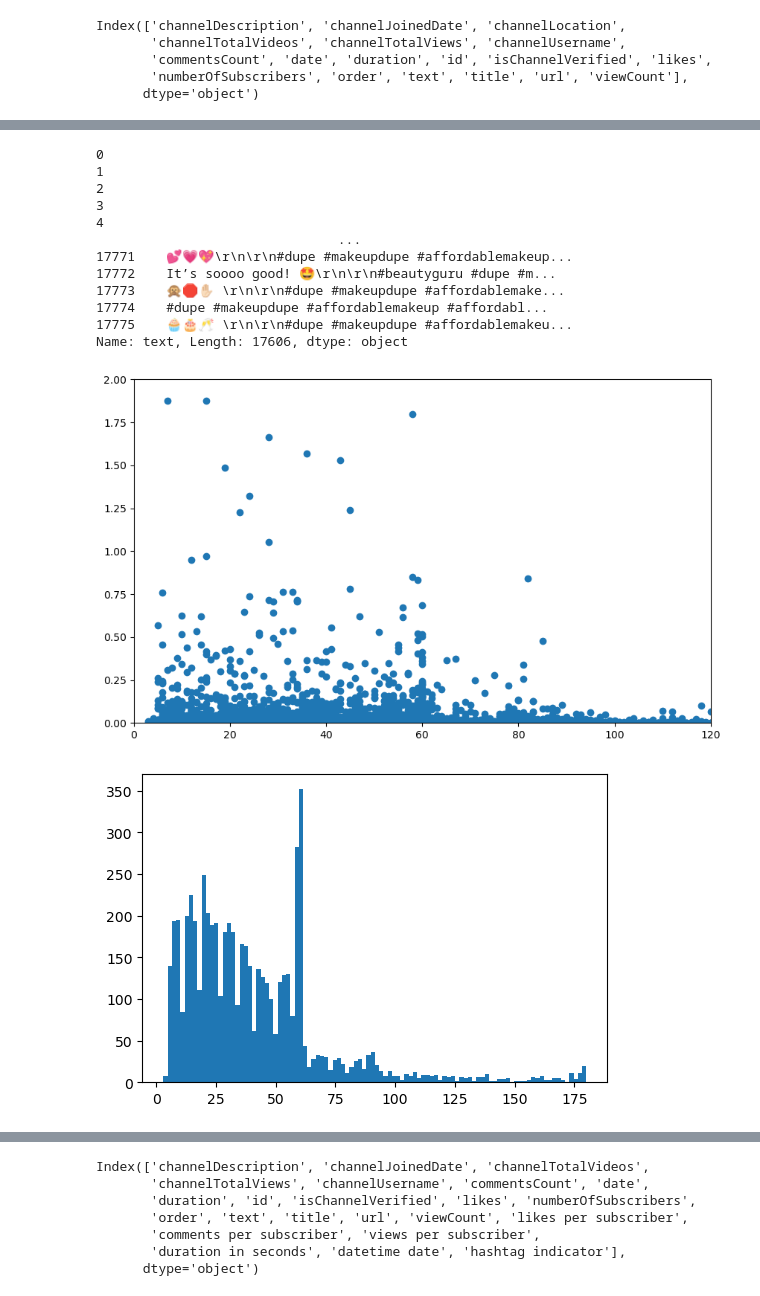
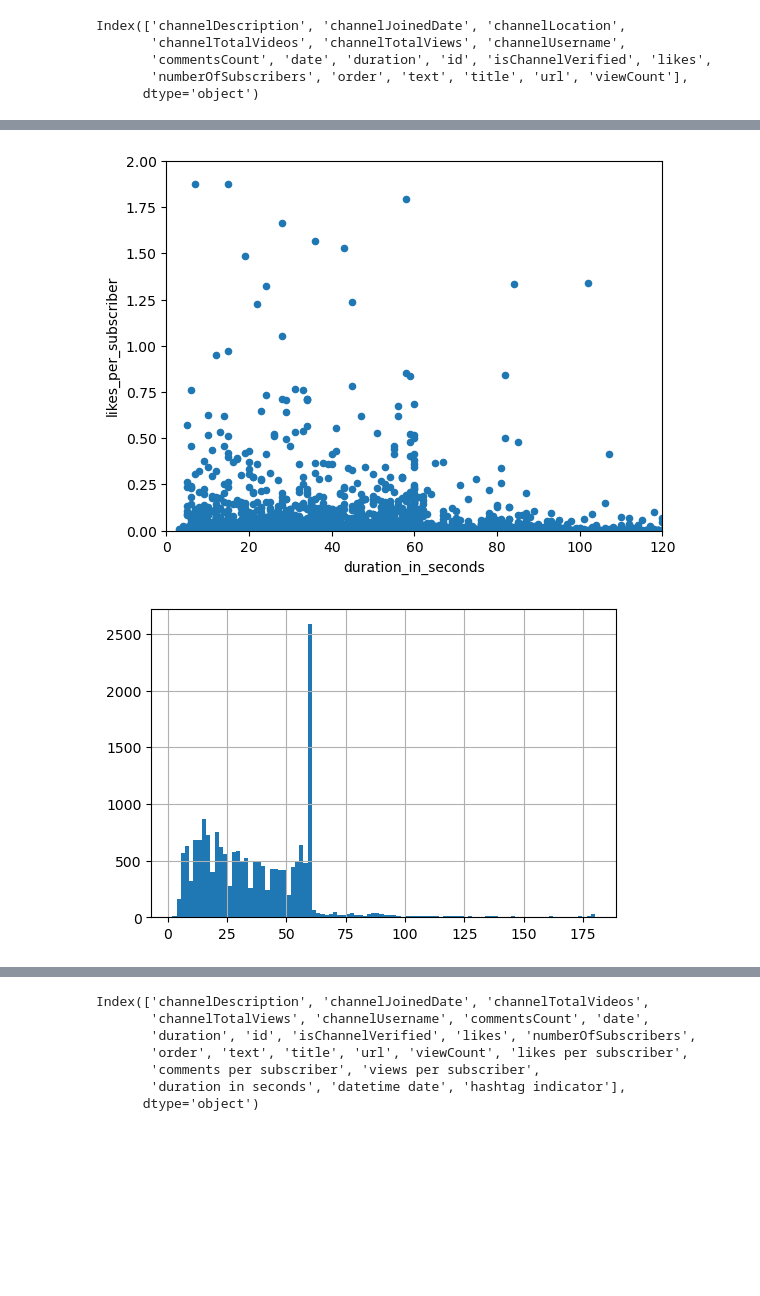
Before and after one commit to pranavrd/erdos-uncreatives, a Jupyter notebook: Data Cleaning and Visualization/Cleaning_and_Visualization1.ipynb, the cells around one changed output, grey strips where cells are left out. Saved outputs shown, nothing was run; the diff lists cells and outputs as text; code cells hidden in the pictures; blank space fills up the shorter version.

```diff
--- a/Data Cleaning and Visualization/Cleaning_and_Visualization1.ipynb
+++ b/Data Cleaning and Visualization/Cleaning_and_Visualization1.ipynb
@@ -87,7 +87,7 @@ memory usage: 2.4+ MB
 # %%
 #Okay, now I see that some columns still have empty entries. Let's drop them.
 
-df2 = df2.dropna().copy()
-df2.info()
+df = df.dropna().copy()
+df.info()
 # %% [output]
 <class 'pandas.core.frame.DataFrame'>
@@ -112,9 +112,11 @@ memory usage: 2.3+ MB
 #regardless of follower count if it has good "engagement", which is a metrics such as likes/subscriber. Here I am transforming raw likes/comments/views
 #to engagement metrics.
 
-df2["likes per subscriber"] = df["likes"]/df["numberOfSubscribers"]
-df2["comments per subscriber"] = df["commentsCount"]/df["numberOfSubscribers"]
-df2["views per subscriber"] = df["viewCount"]/df["numberOfSubscribers"]
+# Make sure to use underscores in column names. Spaces interfere with some functions such as pd.query()
+
+df["likes_per_subscriber"] = df["likes"]/df["numberOfSubscribers"]
+df["comments_per_subscriber"] = df["commentsCount"]/df["numberOfSubscribers"]
+df["views_per_subscriber"] = df["viewCount"]/df["numberOfSubscribers"]
 # %%
 #Changing duration column from a string to an integer
 import datetime
@@ -182,11 +167,8 @@ plt.show()
 
 #Okay, time to continue to clean by removing data after 3/1
 #First, we need to change the date column so that it is a datetime object and not a string
-datetime_list = []
-for item in df2["date"]:
-    datetime_item = datetime.datetime.fromisoformat(item)
-    datetime_list.append (datetime_item)
 
-df2["datetime date"] = np.array(datetime_list)
-df2["datetime date"]
+df["datetime"] = df["date"].apply(datetime.datetime.fromisoformat)
+df["datetime_date"] = df["datetime"].dt.date.astype(str)
+df["datetime_date"]
 # %% [output]
@@ -211,65 +193,45 @@ oct_15_2024 = datetime.datetime.fromisoformat(oct_15_2024_str) #This is an "awar
 # %%
 #Okay, now we look at the data before 3/1
 
-df2 = df2.reset_index(drop=True) #Resetting the indexing of the rows to default
-df3 = df2.loc[ df2["datetime date"] < march_1_2025 ]
+df = df.reset_index(drop=True) #Resetting the indexing of the rows to default
+df = df.query("datetime_date < '2025-03-01'")
 
-df3.to_csv("cleaner_transformed_data_Rachael2.csv")
+df.to_csv("cleaner_transformed_data_Rachael_with_no_spaces_in_column_names.csv")
 
 #Okay, now we split the data
 
-df_before = df3.loc[ df3["datetime date"] < oct_15_2024 ]
-df_after = df3.loc[ df3["datetime date"] > oct_15_2024 ]
-
-df3["text"]
+df_before = df.query("datetime_date < '2024-10-15'")
+df_after = df.query("datetime_date > '2024-10-15'")
-# %% [output]
-0
-1
-2
-3
-4
-                               ...
-17771    💕💗💖\r\n\r\n#dupe #makeupdupe #affordablemakeup...
-17772    It’s soooo good! 🤩\r\n\r\n#beautyguru #dupe #m...
-17773    🙊🛑✋🏻 \r\n\r\n#dupe #makeupdupe #affordablemake...
-17774    #dupe #makeupdupe #affordablemakeup #affordabl...
-17775    🧁🎂🥂 \r\n\r\n#dupe #makeupdupe #affordablemakeu...
-Name: text, Length: 17606, dtype: object
 # %%
 #Let's redo the scatter plot
 
-plt.figure(figsize = (10,6))
+ax = df_after.plot.scatter("duration_in_seconds", "likes_per_subscriber")
 
-x = df_after["duration in seconds"]
-y = df_after["likes per subscriber"]
-
-plt.scatter(x,y)
-
-plt.xlim(0,120)
-plt.ylim(0,2)
+ax.set_xlim(0,120)
+ax.set_ylim(0,2)
 
 plt.show()
 
 #I definitely see that videos that are longer in length seemm to be less viral. I also see a drop-off after 60 seconds, just like before, except now
 #we can CONFIRM that this drop-off is not due to the under-population of data UNLESS most people simply still choose to create videos that are less than
 #60 seconds long
 
 #What we need to compare is the MEAN of videos under 60 seconds to the MEAN of videos over 60 seconds
 # %% [output]
-[figure, old version]
+[figure, new version]
 # %%
 #First let's confirm distribution is heavily skewed toward under 60 seconds even after
 #looking only at data that comes after october 15
 
 plt.figure(figsize = (6,4))
 
-plt.hist( x = df_after["duration in seconds"], bins = 100)
+df["duration_in_seconds"].hist(bins=100)
 
 plt.show()
 
 #As we can see, most videos are under 60 seconds, with a HUGE number of them being almost exactly 60 seconds
 # %% [output]
-[figure, old version]
+[figure, new version]
 # %%
 #Creating an indicator variable so that we can see two violin plots based on length
 
```
Also changed, not shown: parts of 33 cells of this notebook, 3 other files.
